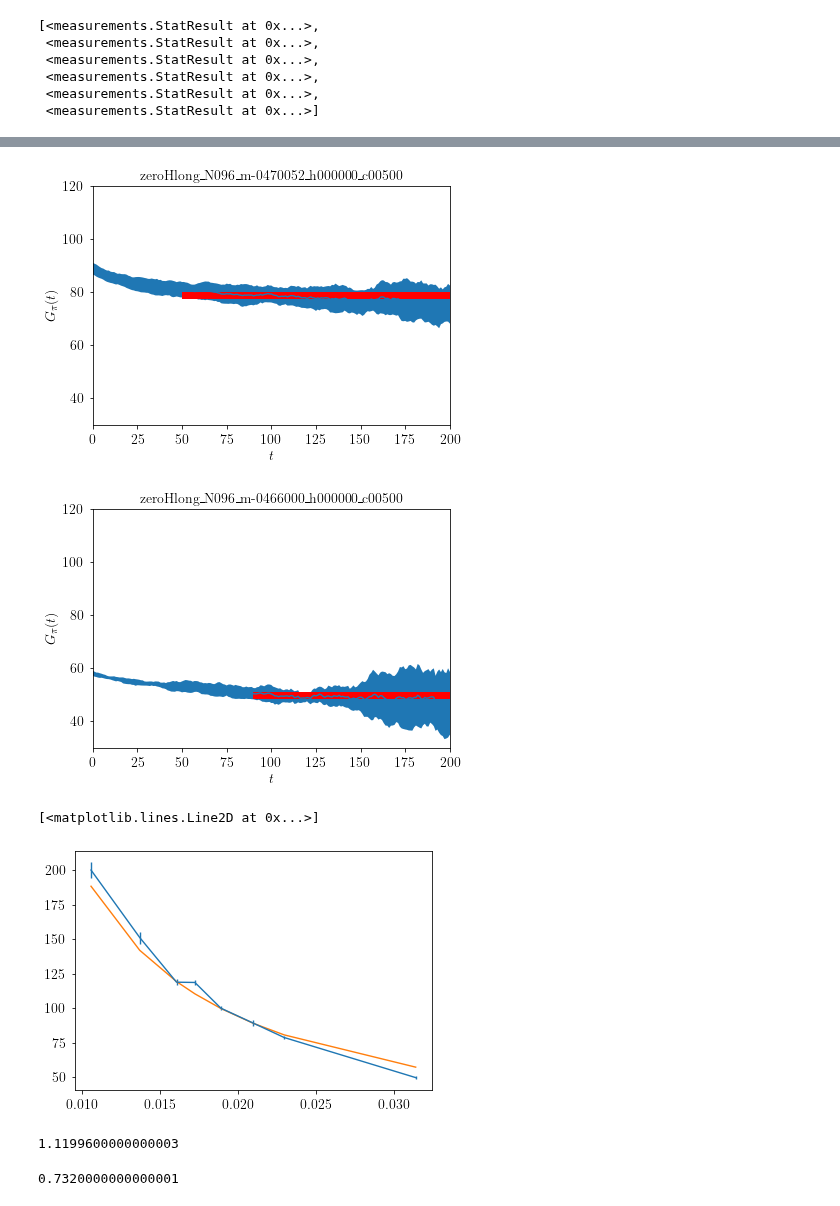
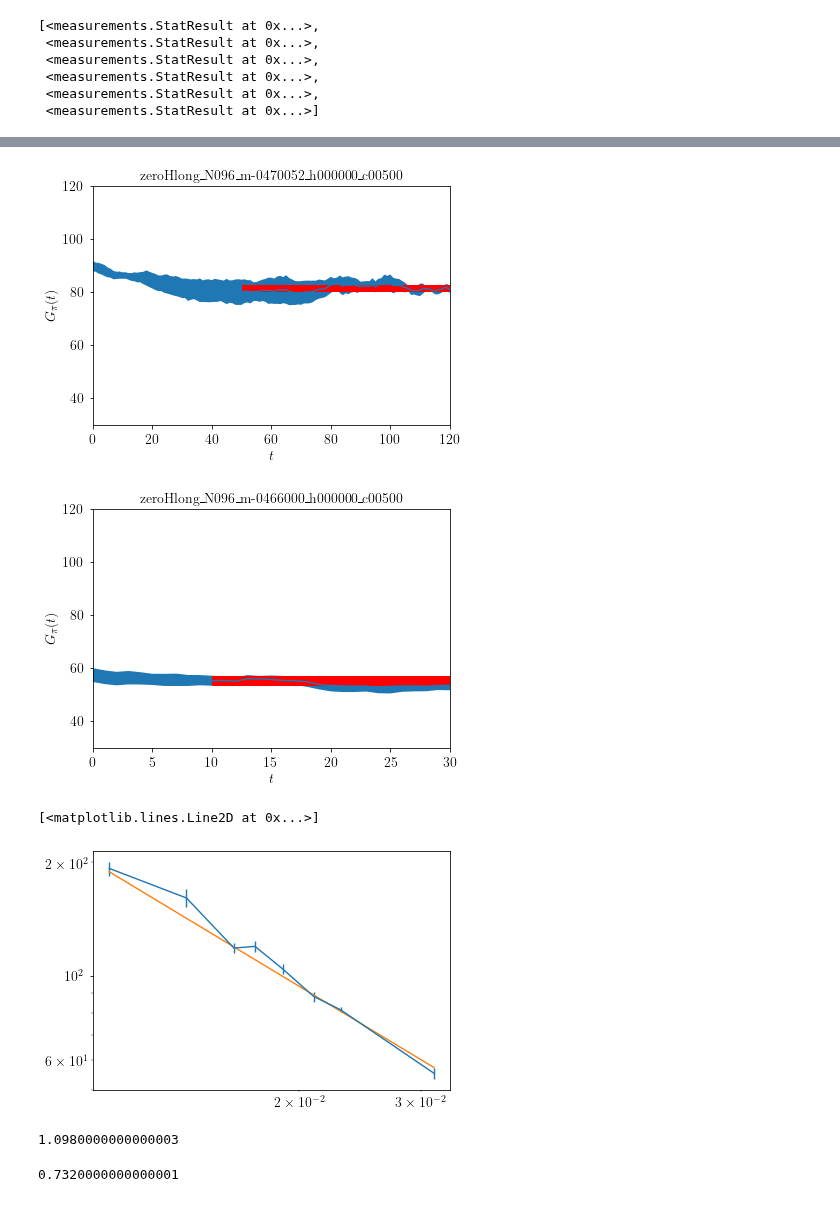
Before and after one commit to jannisgebbo/langevinA, a Jupyter notebook: jupyter_notebooks/RestoredPhaseCorrelationLengthTimePrec.ipynb, the cells around one changed output, grey strips where cells are left out. Drawn from its saved outputs; the diff is of its cells as text; code cells hidden in the pictures.

```diff
--- a/jupyter_notebooks/RestoredPhaseCorrelationLengthTimePrec.ipynb
+++ b/jupyter_notebooks/RestoredPhaseCorrelationLengthTimePrec.ipynb
@@ -24,6 +24,7 @@ import h5py
 
 #This is the path to were you saved the processed correlators.
 processedDataDir = "/home/superpions/processed_data/unbroken_H0/"
+processedDataDir = "../python/"
 
 
 
@@ -480,5 +478,5 @@ effMassesErr[0] = fitC2.errors['b']
 # %%
-plateau = 100
+plateau = 30
 endPlateau = 250
 
 modelC = lambda par : par[0]
@@ -690,6 +688,6 @@ effMassesErr[5] = fitC2.errors['b']
 # %%
 plateau = 50
-endPlateau = 200
+endPlateau = 120
 
 modelC = lambda par : par[0]
 
@@ -728,10 +726,10 @@ plt.fill_between(xs, ys - errs,ys + errs, linewidth=0, zorder=1, color='r')
 effMasses[6] = fitC2.values['b']
 effMassesErr[6] = fitC2.errors['b']
 # %% [output]
-[figure, old version]
+[figure, new version]
 # %%
-plateau = 90
-endPlateau = 200
+plateau = 10
+endPlateau = 30
 
 modelC = lambda par : par[0]
 
@@ -770,19 +768,19 @@ plt.fill_between(xs, ys - errs,ys + errs, linewidth=0, zorder=1, color='r')
 effMasses[7] = fitC2.values['b']
 effMassesErr[7] = fitC2.errors['b']
 # %% [output]
-[figure, old version]
+[figure, new version]
 # %%
 plt.errorbar(reducedMasses[:], effMasses[:], effMassesErr[:])
-#plt.yscale('log')
-#plt.xscale('log')
+plt.yscale('log')
+plt.xscale('log')
 plt.plot(reducedMasses[:],1.28*reducedMasses[:]**(-1.098))
 # %% [output]
 [<matplotlib.lines.Line2D at 0x...>]
-[figure, old version]
+[figure, new version]
 # %%
-0.40 * 1.53* 1.83
+0.40 * 1.50* 1.83
 # %% [output]
-1.1199600000000003
+1.0980000000000003
 # %%
  1.83 * 0.40
 # %% [output]
```
Also changed, not shown: parts of 21 cells of this notebook.
